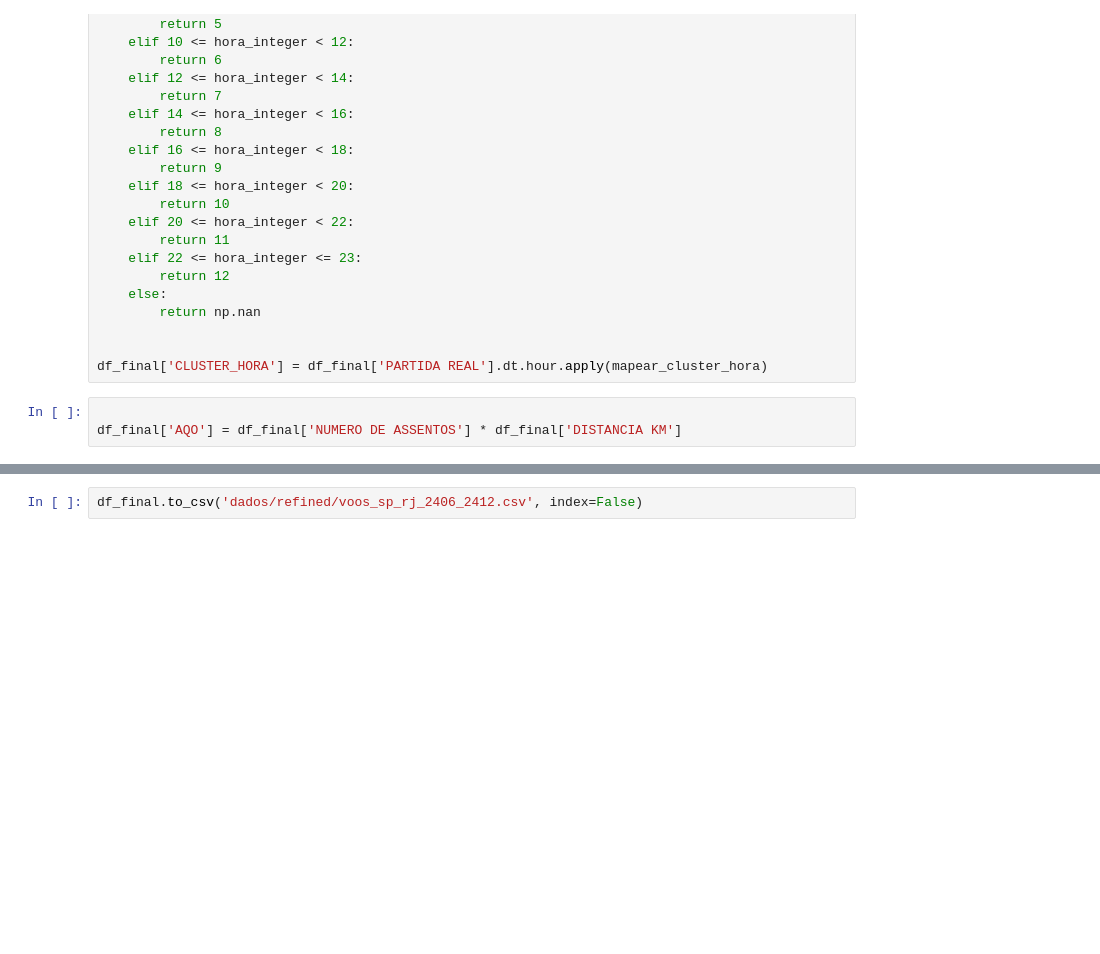
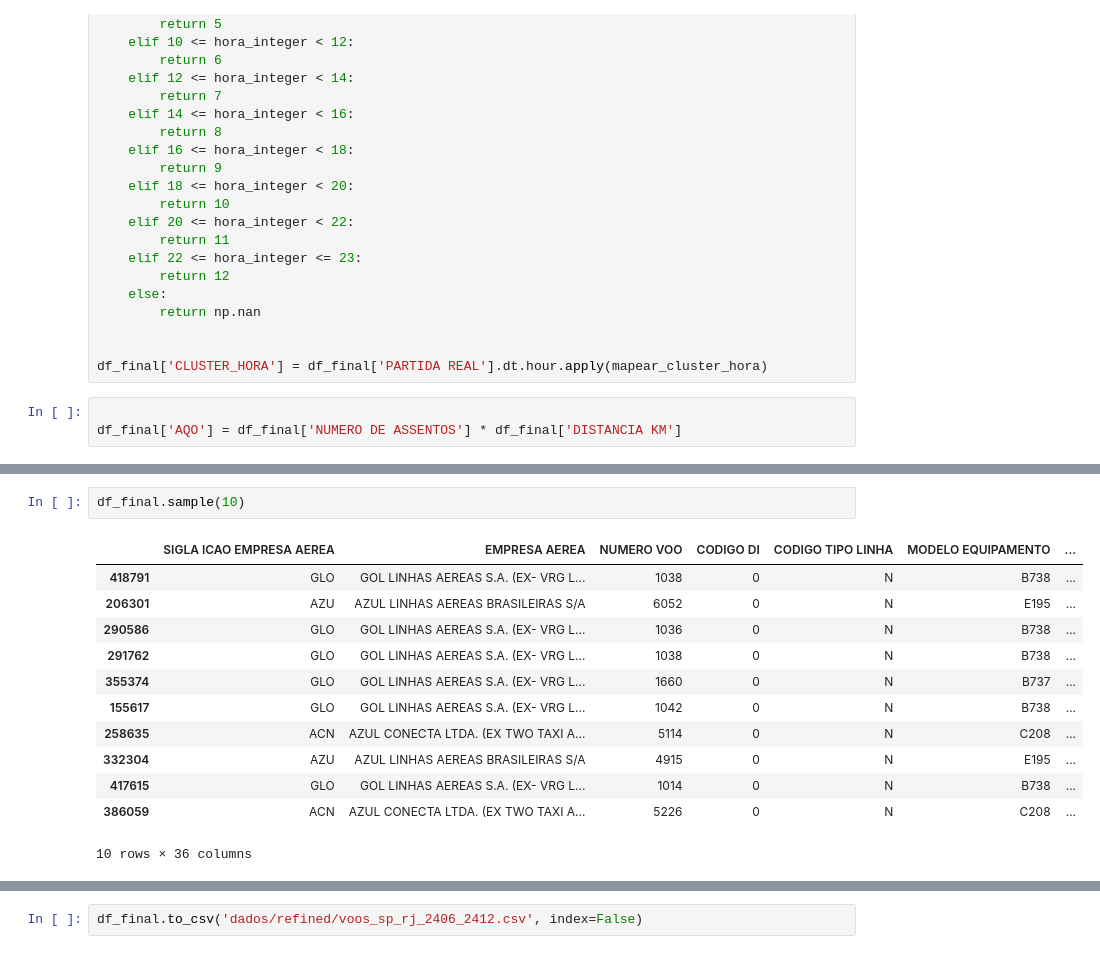
Before and after one commit to Ivanrangelpm/analise-de-voos, a Jupyter notebook: 03_refined.ipynb, the cells around one changed output, grey strips where cells are left out. Drawn from its saved outputs; the diff is of its cells as text; blank space fills up the shorter version.

```diff
--- a/03_refined.ipynb
+++ b/03_refined.ipynb
@@ -142,0 +180,15 @@ df_final
+# %%
+df_final.sample(10)
+# %% [output]
+|  | SIGLA ICAO EMPRESA AEREA | EMPRESA AEREA | NUMERO VOO | CODIGO DI | CODIGO TIPO LINHA | MODELO EQUIPAMENTO | ... |
+| 418791 | GLO | GOL LINHAS AEREAS S.A. (EX- VRG L... | 1038 | 0 | N | B738 | ... |
+| 206301 | AZU | AZUL LINHAS AEREAS BRASILEIRAS S/A | 6052 | 0 | N | E195 | ... |
+| 290586 | GLO | GOL LINHAS AEREAS S.A. (EX- VRG L... | 1036 | 0 | N | B738 | ... |
+| 291762 | GLO | GOL LINHAS AEREAS S.A. (EX- VRG L... | 1038 | 0 | N | B738 | ... |
+| 355374 | GLO | GOL LINHAS AEREAS S.A. (EX- VRG L... | 1660 | 0 | N | B737 | ... |
+| 155617 | GLO | GOL LINHAS AEREAS S.A. (EX- VRG L... | 1042 | 0 | N | B738 | ... |
+| 258635 | ACN | AZUL CONECTA LTDA. (EX TWO TAXI A... | 5114 | 0 | N | C208 | ... |
+| 332304 | AZU | AZUL LINHAS AEREAS BRASILEIRAS S/A | 4915 | 0 | N | E195 | ... |
+| 417615 | GLO | GOL LINHAS AEREAS S.A. (EX- VRG L... | 1014 | 0 | N | B738 | ... |
+| 386059 | ACN | AZUL CONECTA LTDA. (EX TWO TAXI A... | 5226 | 0 | N | C208 | ... |
+10 rows × 36 columns
```
Also changed, not shown: parts of 14 cells of this notebook, 3 other files.
